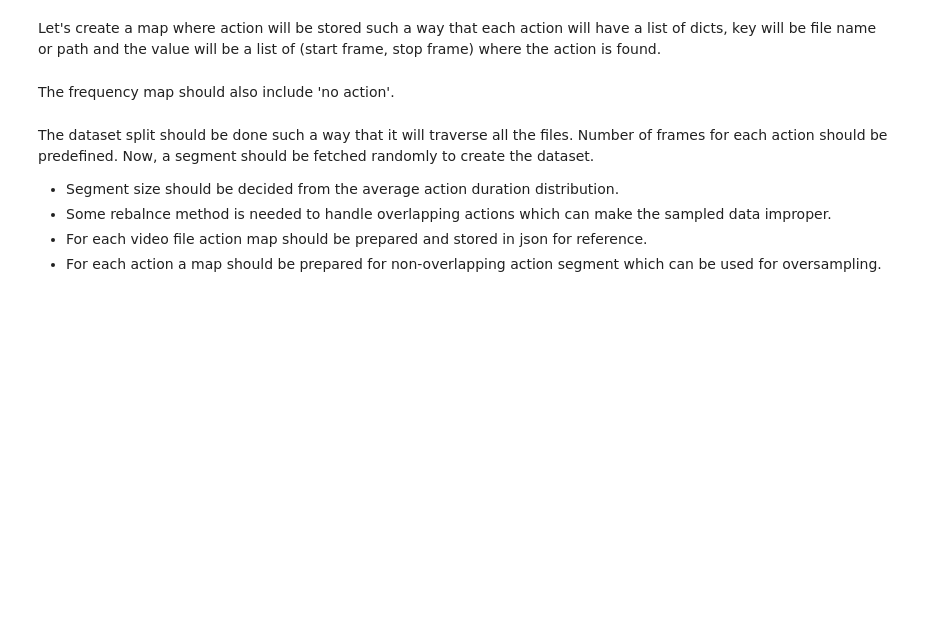
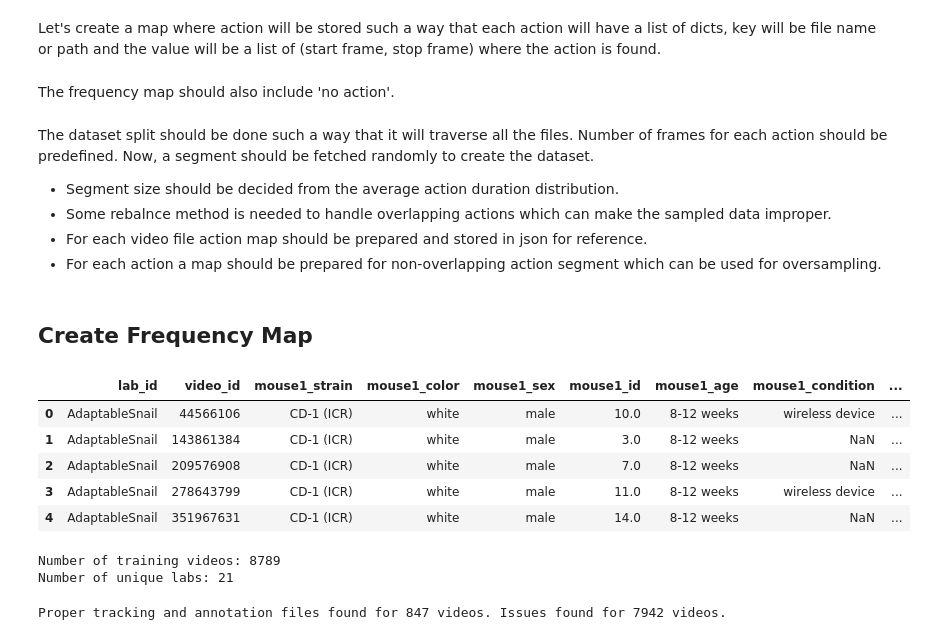
Before and after one commit to das-ankur/MABe, a Jupyter notebook: notebooks/segment_eda.ipynb, the cells around one changed output. Saved outputs shown, nothing was run; the diff lists cells and outputs as text; code cells hidden in the pictures; blank space fills up the shorter version.

```diff
--- a/notebooks/segment_eda.ipynb
+++ b/notebooks/segment_eda.ipynb
@@ -74,3 +74,31 @@ The dataset split should be done such a way that it will traverse all the files.
 - Some rebalnce method is needed to handle overlapping actions which can make the sampled data improper.
 - For each video file action map should be prepared and stored in json for reference.
 - For each action a map should be prepared for non-overlapping action segment which can be used for oversampling.
+# %% [markdown]
+## Create Frequency Map
+# %%
+# Import libraries
+import os
+import pandas as pd
+pd.set_option('display.max_columns', None)  # To display all columns in the dataframe
+from tqdm import tqdm
+# %%
+# Read metadata file
+metadata_df = pd.read_csv(r"C:\Users\Dell #050\Documents\MABe\datasets\train.csv")
+metadata_df.head()
+# %% [output]
+|  | lab_id | video_id | mouse1_strain | mouse1_color | mouse1_sex | mouse1_id | mouse1_age | mouse1_condition | ... |
+| 0 | AdaptableSnail | 44566106 | CD-1 (ICR) | white | male | 10.0 | 8-12 weeks | wireless device | ... |
+| 1 | AdaptableSnail | 143861384 | CD-1 (ICR) | white | male | 3.0 | 8-12 weeks | NaN | ... |
+| 2 | AdaptableSnail | 209576908 | CD-1 (ICR) | white | male | 7.0 | 8-12 weeks | NaN | ... |
+| 3 | AdaptableSnail | 278643799 | CD-1 (ICR) | white | male | 11.0 | 8-12 weeks | wireless device | ... |
+| 4 | AdaptableSnail | 351967631 | CD-1 (ICR) | white | male | 14.0 | 8-12 weeks | NaN | ... |
+# %%
+# Get ids of all training videos
+video_ids = metadata_df['video_id'].tolist()
+lab_ids = metadata_df['lab_id'].tolist()
+print(f"Number of training videos: {len(video_ids)}")
+print(f"Number of unique labs: {len(set(lab_ids))}")
+# %% [output]
+Number of training videos: 8789
+Number of unique labs: 21
@@ -76,0 +112,14 @@ The dataset split should be done such a way that it will traverse all the files.
+# %%
+# Get valid video and lab ids
+issues_found = 0
+valid_video_ids = []
+for lab_id, vid_id in tqdm(zip(lab_ids, video_ids), total=len(video_ids), desc="Counting action frequencies"):
+    tracking_file_path = os.path.join(tracking_dir, lab_id, f"{vid_id}.parquet")
+    annoatation_file_path = os.path.join(annotation_dir, lab_id, f"{vid_id}.parquet")
+    if not os.path.exists(annoatation_file_path) or not os.path.exists(tracking_file_path):
+        issues_found += 1
+    else:
+        valid_video_ids.append((vid_id, lab_id))
+print(f"Proper tracking and annotation files found for {len(valid_video_ids)} videos. Issues found for {issues_found} videos.")
+# %% [output]
+Proper tracking and annotation files found for 847 videos. Issues found for 7942 videos.
```
Also changed, not shown: parts of 3 cells of this notebook, 1 other file.
